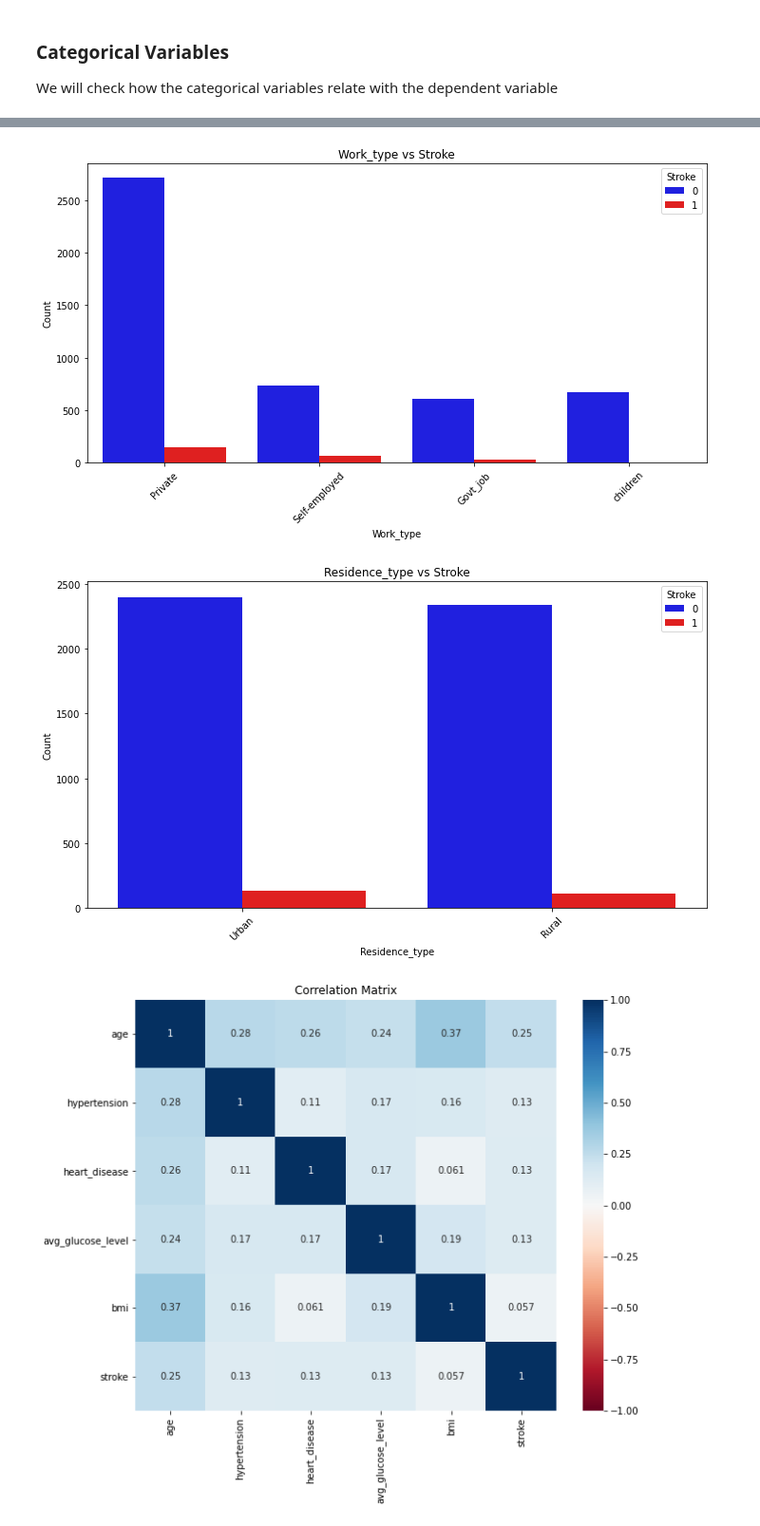
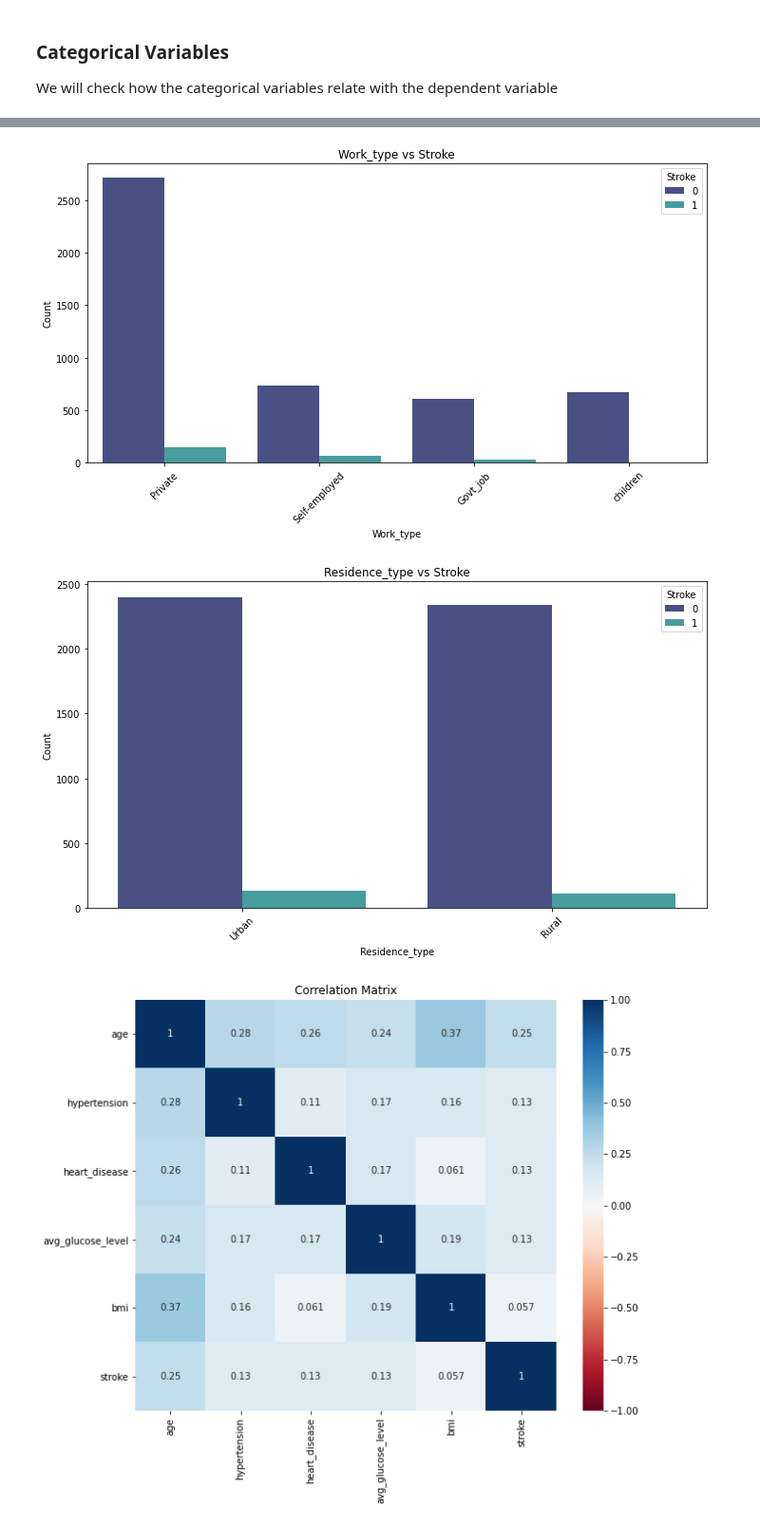
Before and after one commit to Annbellah/Brain_Stroke_Model, a Jupyter notebook: Brain_Stroke.ipynb, the cells around one changed output, grey strips where cells are left out. Shown at 95% size. Saved outputs shown, nothing was run; the diff lists cells and outputs as text; code cells hidden in the pictures.

```diff
--- a/Brain_Stroke.ipynb
+++ b/Brain_Stroke.ipynb
@@ -135,13 +137,12 @@ We will check how the categorical variables relate with the dependent variable
 # %%
 categorical_columns = ['hypertension', 'heart_disease', 'ever_married', 'gender', 'smoking_status', 'work_type', 'Residence_type']
 
-# Set color palette
-colors = ['blue', 'red']
+
 
 # Loop through each categorical column and create a count plot with specified colors
 for column in categorical_columns:
     plt.figure(figsize=(10, 6))
-    sns.countplot(x=column, hue='stroke', data=stroke_df, palette=colors)
+    sns.countplot(x=column, hue='stroke', data=stroke_df, palette='mako')
     plt.title(f'{column.capitalize()} vs Stroke')
     plt.xlabel(column.capitalize())
     plt.ylabel('Count')
@@ -158,5 +159,5 @@ for column in categorical_columns:
-[figure, old version]
+[figure, new version]
-[figure, old version]
+[figure, new version]
 # %%
 correlation_matrix = stroke_df.corr()
 
```
Also changed, not shown: parts of 12 cells of this notebook.
